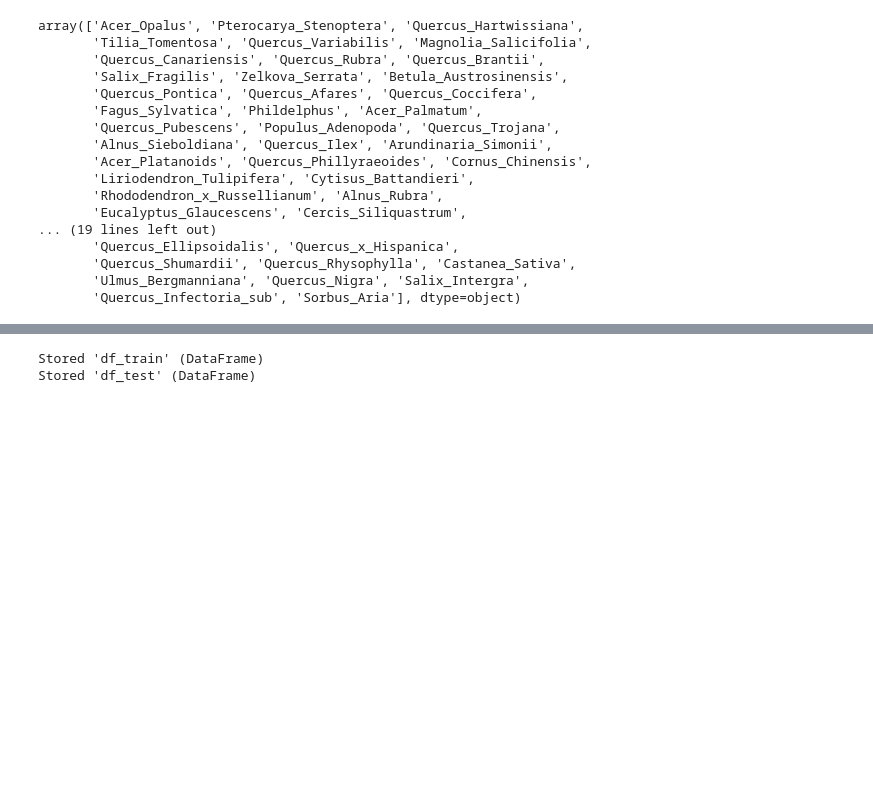
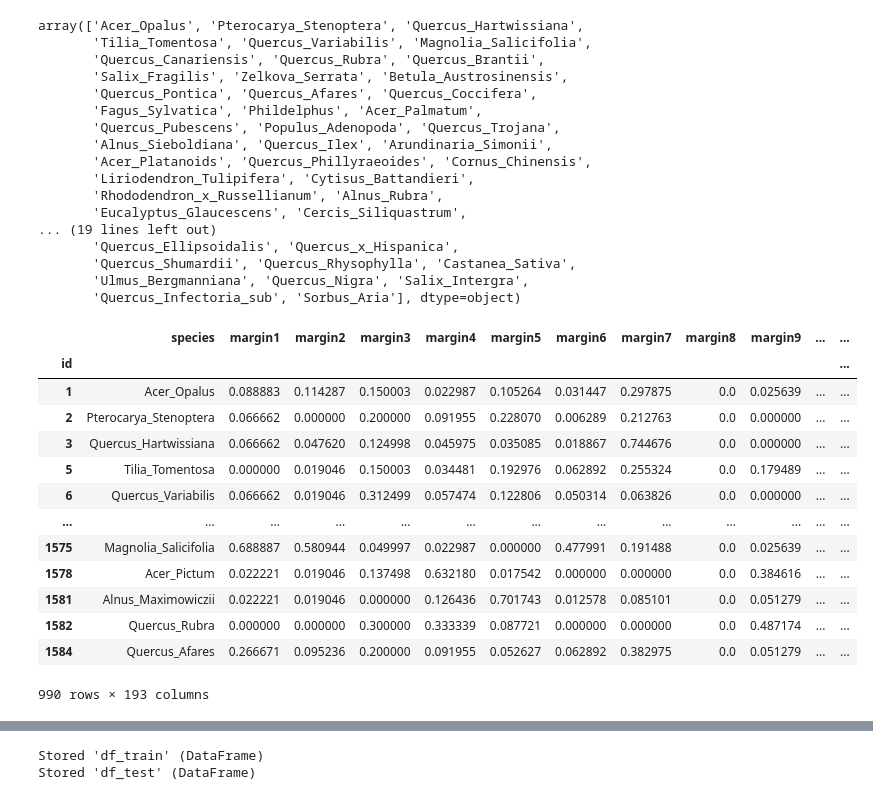
Before and after one commit to Sari27/IFT712_Projet_de_session, a Jupyter notebook: data_import.ipynb, the cells around one changed output, grey strips where cells are left out. Cells and saved outputs as stored; diff of their text form; code cells hidden in the pictures; blank space fills up the shorter version.

Commit message:
Ajout de la normalisation des données

```diff
--- a/data_import.ipynb
+++ b/data_import.ipynb
@@ -60,3 +60,25 @@ array(['Acer_Opalus', 'Pterocarya_Stenoptera', 'Quercus_Hartwissiana',
        'Quercus_Shumardii', 'Quercus_Rhysophylla', 'Castanea_Sativa',
        'Ulmus_Bergmanniana', 'Quercus_Nigra', 'Salix_Intergra',
        'Quercus_Infectoria_sub', 'Sorbus_Aria'], dtype=object)
+# %%
+# Normalisation du dataframe d'entraînement
+for column in df_train.drop(columns=['species']):
+    df_train[column] = (df_train[column] - min(df_train[column])) / (max(df_train[column]) - min(df_train[column]))
+
+# Affichage du dataframe d'entraînement normalisé
+df_train
+# %% [output]
+|  | species | margin1 | margin2 | margin3 | margin4 | margin5 | margin6 | margin7 | margin8 | margin9 | ... | ... |
+| id |  |  |  |  |  |  |  |  |  |  |  | ... |
+| 1 | Acer_Opalus | 0.088883 | 0.114287 | 0.150003 | 0.022987 | 0.105264 | 0.031447 | 0.297875 | 0.0 | 0.025639 | ... | ... |
+| 2 | Pterocarya_Stenoptera | 0.066662 | 0.000000 | 0.200000 | 0.091955 | 0.228070 | 0.006289 | 0.212763 | 0.0 | 0.000000 | ... | ... |
+| 3 | Quercus_Hartwissiana | 0.066662 | 0.047620 | 0.124998 | 0.045975 | 0.035085 | 0.018867 | 0.744676 | 0.0 | 0.000000 | ... | ... |
+| 5 | Tilia_Tomentosa | 0.000000 | 0.019046 | 0.150003 | 0.034481 | 0.192976 | 0.062892 | 0.255324 | 0.0 | 0.179489 | ... | ... |
+| 6 | Quercus_Variabilis | 0.066662 | 0.019046 | 0.312499 | 0.057474 | 0.122806 | 0.050314 | 0.063826 | 0.0 | 0.000000 | ... | ... |
+| ... | ... | ... | ... | ... | ... | ... | ... | ... | ... | ... | ... | ... |
+| 1575 | Magnolia_Salicifolia | 0.688887 | 0.580944 | 0.049997 | 0.022987 | 0.000000 | 0.477991 | 0.191488 | 0.0 | 0.025639 | ... | ... |
+| 1578 | Acer_Pictum | 0.022221 | 0.019046 | 0.137498 | 0.632180 | 0.017542 | 0.000000 | 0.000000 | 0.0 | 0.384616 | ... | ... |
+| 1581 | Alnus_Maximowiczii | 0.022221 | 0.019046 | 0.000000 | 0.126436 | 0.701743 | 0.012578 | 0.085101 | 0.0 | 0.051279 | ... | ... |
+| 1582 | Quercus_Rubra | 0.000000 | 0.000000 | 0.300000 | 0.333339 | 0.087721 | 0.000000 | 0.000000 | 0.0 | 0.487174 | ... | ... |
+| 1584 | Quercus_Afares | 0.266671 | 0.095236 | 0.200000 | 0.091955 | 0.052627 | 0.062892 | 0.382975 | 0.0 | 0.051279 | ... | ... |
+990 rows × 193 columns
```
Also changed, not shown: parts of 1 cell of this notebook, 6 other files.
